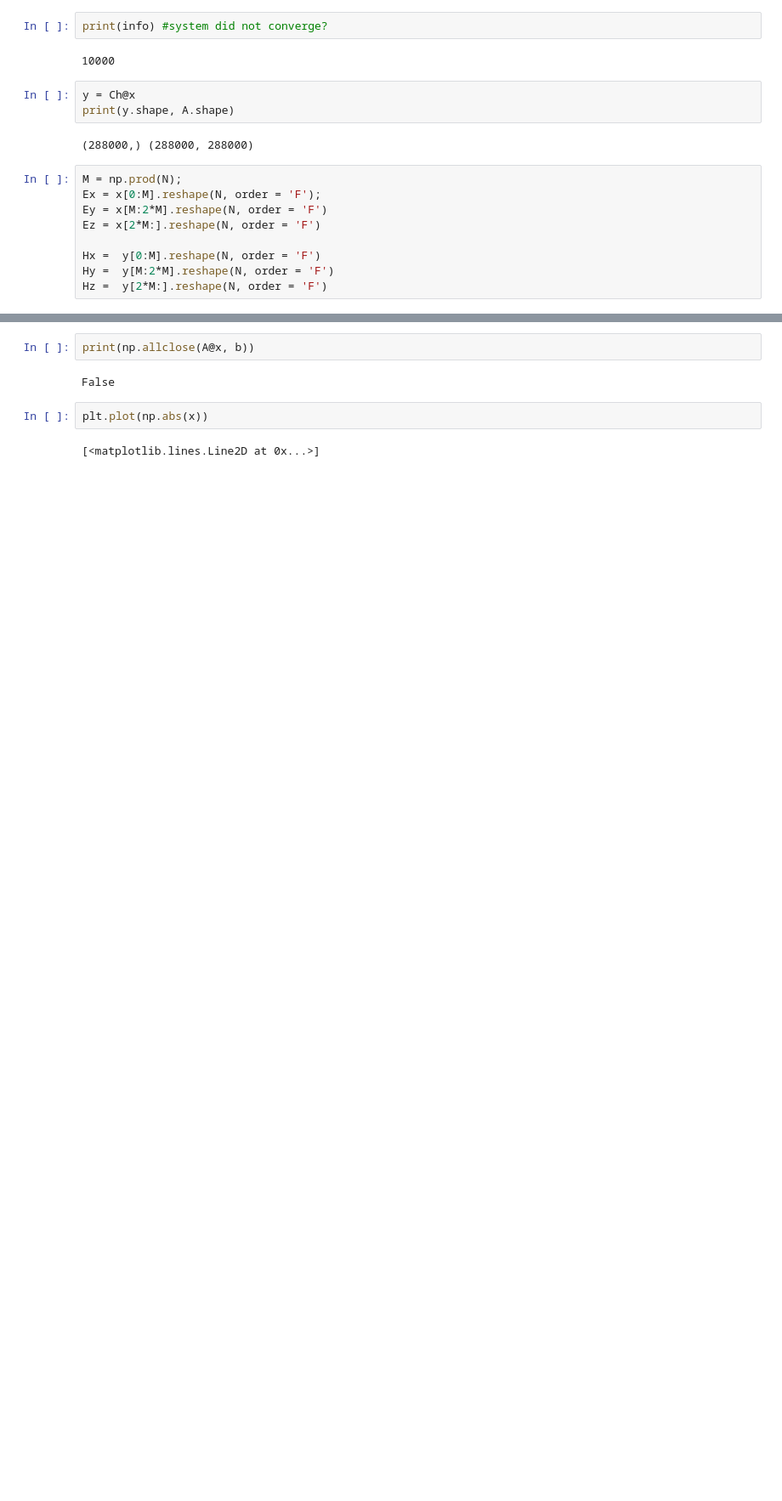
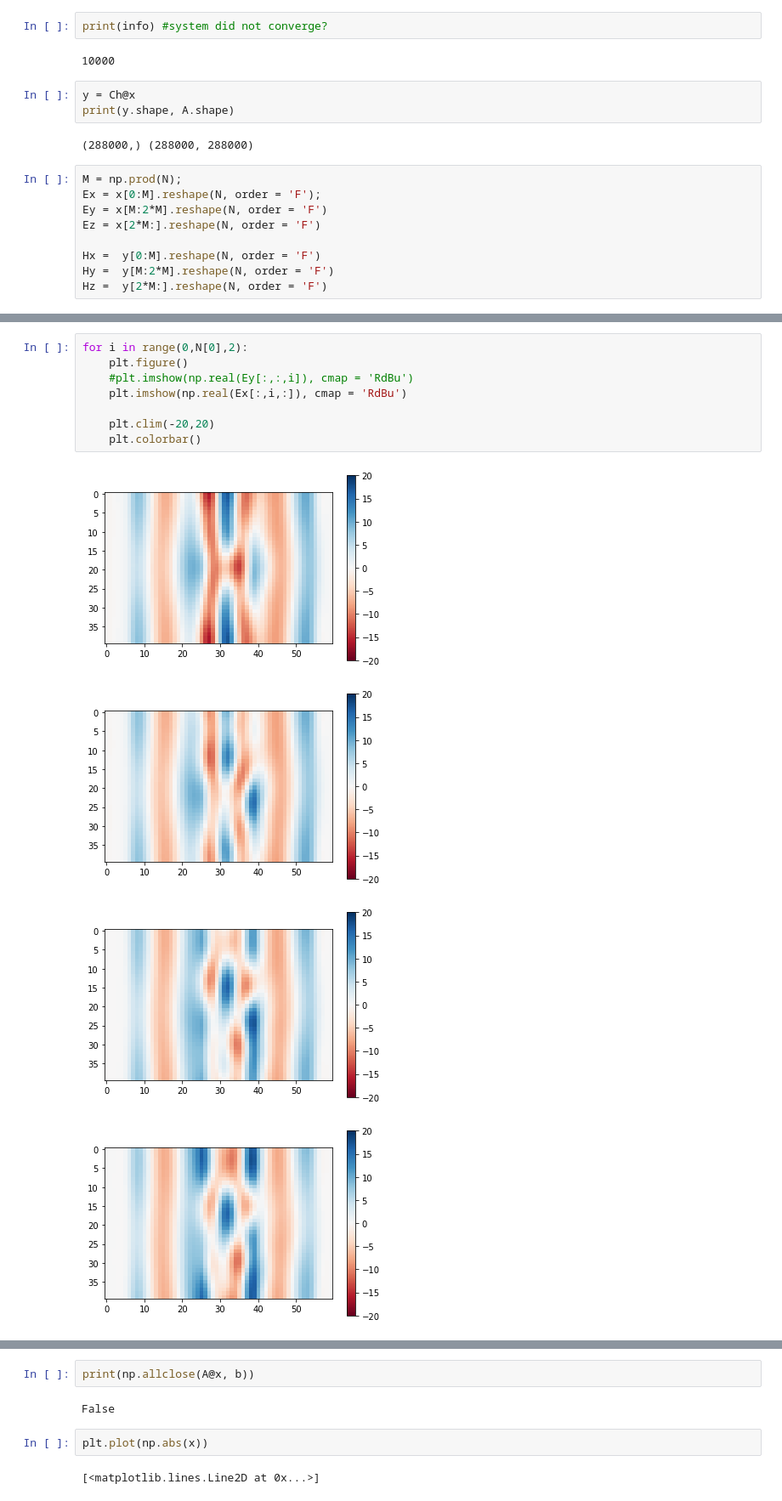
Before and after one commit to zhaonat/py-maxwell-fd3d, a Jupyter notebook: notebooks/photonic crystal slab (SMALL).ipynb, the cells around one changed output, grey strips where cells are left out. Shown at 85% size. Drawn from its saved outputs; the diff is of its cells as text; blank space fills up the shorter version.

```diff
--- a/notebooks/photonic crystal slab (SMALL).ipynb
+++ b/notebooks/photonic crystal slab (SMALL).ipynb
@@ -133 +136,14 @@ for i in range(0,N[0],2):
 ... (8 outputs left out)
+# %%
+for i in range(0,N[0],2):
+    plt.figure()
+    #plt.imshow(np.real(Ey[:,:,i]), cmap = 'RdBu')
+    plt.imshow(np.real(Ex[:,i,:]), cmap = 'RdBu')
+
+    plt.clim(-20,20)
+    plt.colorbar()
+# %% [output]
+[figure, added]
+[figure, added]
+[figure, added]
+[figure, added]
```
Also changed, not shown: parts of 15 cells of this notebook, 5 other files.
